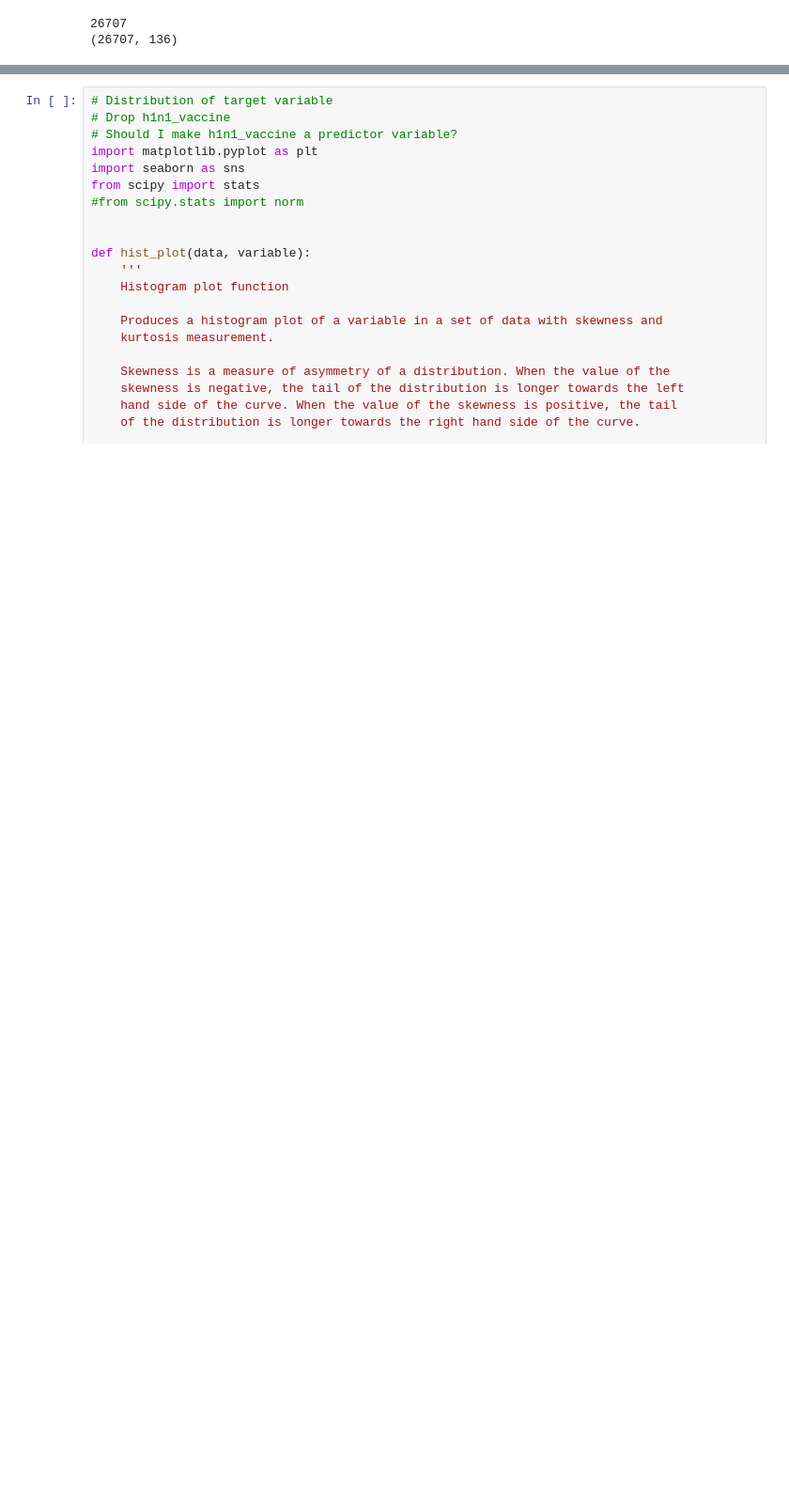
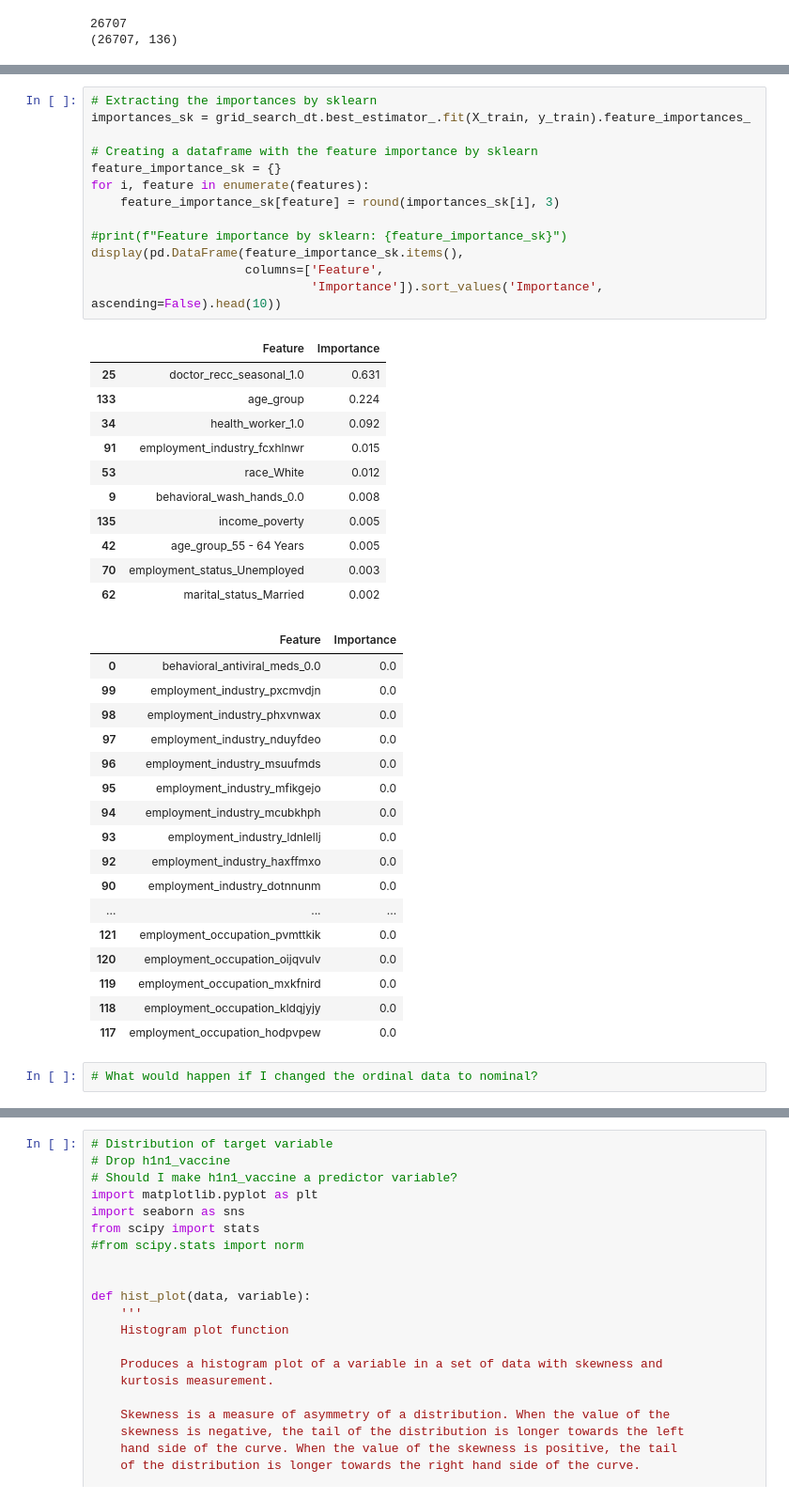
Before and after one commit to kjspring/dsc-phase-3-project-v2-3, a Jupyter notebook: Untitled.ipynb, the cells around one changed output, grey strips where cells are left out. Shown at 94% size. Drawn from its saved outputs; the diff is of its cells as text; blank space fills up the shorter version.

Commit message:
Most important features of DT
I wonder what would happen if I changed my ordinal data to nominal?

```diff
--- a/Untitled.ipynb
+++ b/Untitled.ipynb
@@ -493,0 +491,44 @@ plt.close()
+# %%
+# Extracting the importances by sklearn
+importances_sk = grid_search_dt.best_estimator_.fit(X_train, y_train).feature_importances_
+
+# Creating a dataframe with the feature importance by sklearn
+feature_importance_sk = {}
+for i, feature in enumerate(features):
+    feature_importance_sk[feature] = round(importances_sk[i], 3)
+
+#print(f"Feature importance by sklearn: {feature_importance_sk}")
+display(pd.DataFrame(feature_importance_sk.items(),
+                     columns=['Feature',
+                              'Importance']).sort_values('Importance', ascending=False).head(10))
+# %% [output]
+|  | Feature | Importance |
+| 25 | doctor_recc_seasonal_1.0 | 0.631 |
+| 133 | age_group | 0.224 |
+| 34 | health_worker_1.0 | 0.092 |
+| 91 | employment_industry_fcxhlnwr | 0.015 |
+| 53 | race_White | 0.012 |
+| 9 | behavioral_wash_hands_0.0 | 0.008 |
+| 135 | income_poverty | 0.005 |
+| 42 | age_group_55 - 64 Years | 0.005 |
+| 70 | employment_status_Unemployed | 0.003 |
+| 62 | marital_status_Married | 0.002 |
+|  | Feature | Importance |
+| 0 | behavioral_antiviral_meds_0.0 | 0.0 |
+| 99 | employment_industry_pxcmvdjn | 0.0 |
+| 98 | employment_industry_phxvnwax | 0.0 |
+| 97 | employment_industry_nduyfdeo | 0.0 |
+| 96 | employment_industry_msuufmds | 0.0 |
+| 95 | employment_industry_mfikgejo | 0.0 |
+| 94 | employment_industry_mcubkhph | 0.0 |
+| 93 | employment_industry_ldnlellj | 0.0 |
+| 92 | employment_industry_haxffmxo | 0.0 |
+| 90 | employment_industry_dotnnunm | 0.0 |
+| ... | ... | ... |
+| 121 | employment_occupation_pvmttkik | 0.0 |
+| 120 | employment_occupation_oijqvulv | 0.0 |
+| 119 | employment_occupation_mxkfnird | 0.0 |
+| 118 | employment_occupation_kldqjyjy | 0.0 |
+| 117 | employment_occupation_hodpvpew | 0.0 |
+# %%
+# What would happen if I changed the ordinal data to nominal?
```
Also changed, not shown: parts of 23 cells of this notebook.
